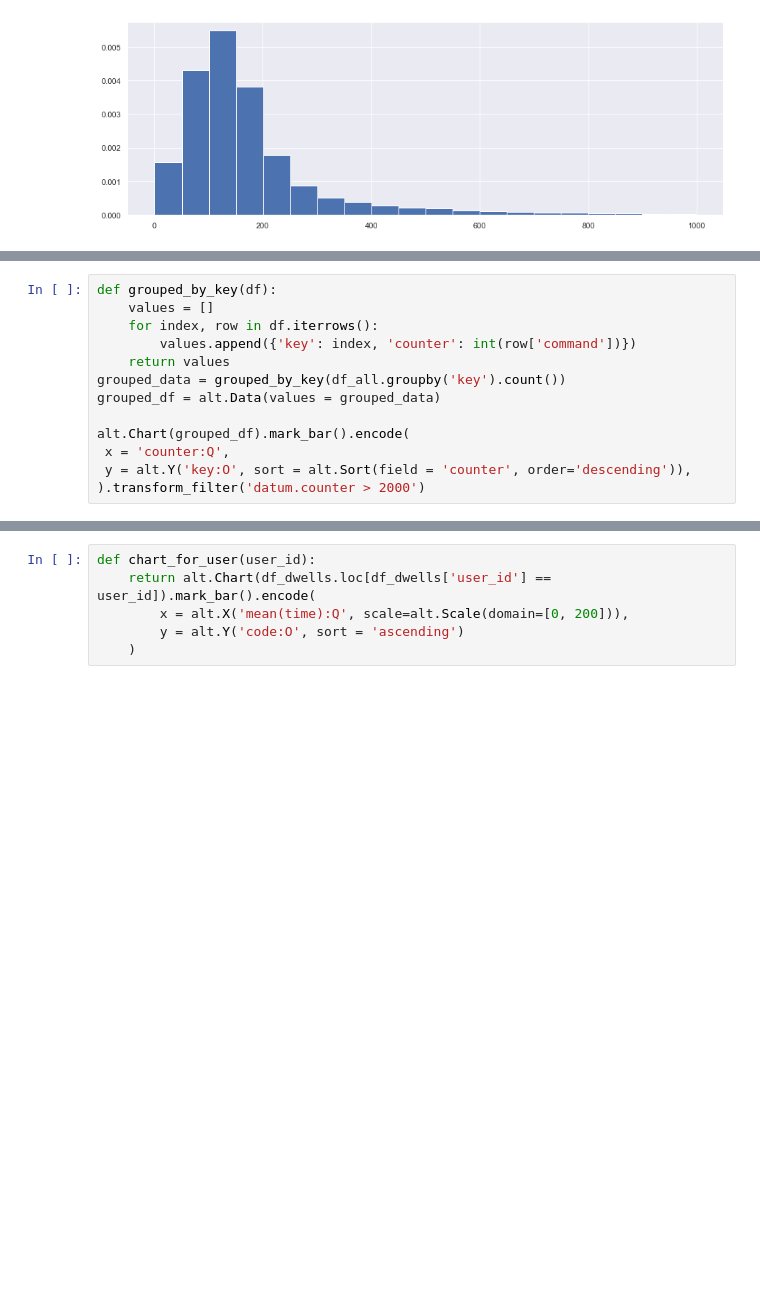
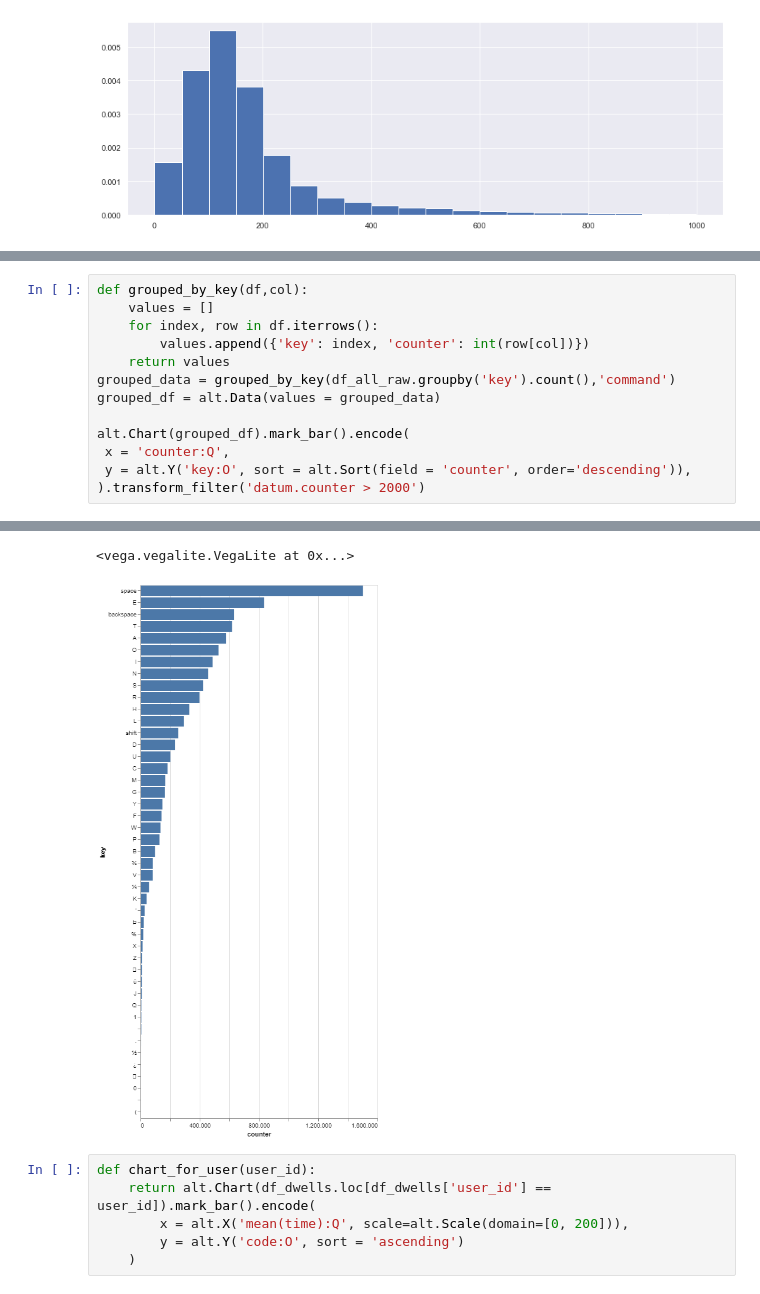
Before and after one commit to vbyno/keystroke_dynamics, a Jupyter notebook: keystroke_dynamics.ipynb, the cells around one changed output, grey strips where cells are left out. Cells and saved outputs as stored; diff of their text form; blank space fills up the shorter version.

```diff
--- a/keystroke_dynamics.ipynb
+++ b/keystroke_dynamics.ipynb
@@ -336,10 +359,10 @@ Name: command, Length: 108, dtype: int64
 # %%
-def grouped_by_key(df):
+def grouped_by_key(df,col):
     values = []
     for index, row in df.iterrows():
-        values.append({'key': index, 'counter': int(row['command'])})
+        values.append({'key': index, 'counter': int(row[col])})
     return values
-grouped_data = grouped_by_key(df_all.groupby('key').count())
+grouped_data = grouped_by_key(df_all_raw.groupby('key').count(),'command')
 grouped_df = alt.Data(values = grouped_data)
 
 alt.Chart(grouped_df).mark_bar().encode(
@@ -351,3 +373,5 @@ alt.Chart(grouped_df).mark_bar().encode(
+<vega.vegalite.VegaLite at 0x...>
+[figure, added]
 # %%
 def chart_for_user(user_id):
     return alt.Chart(df_dwells.loc[df_dwells['user_id'] == user_id]).mark_bar().encode(
```
Also changed, not shown: parts of 34 cells of this notebook.
